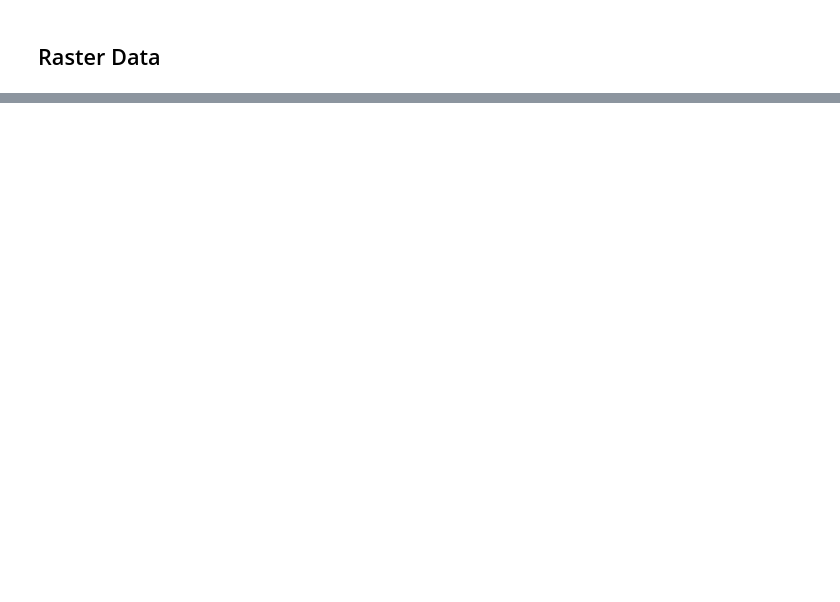
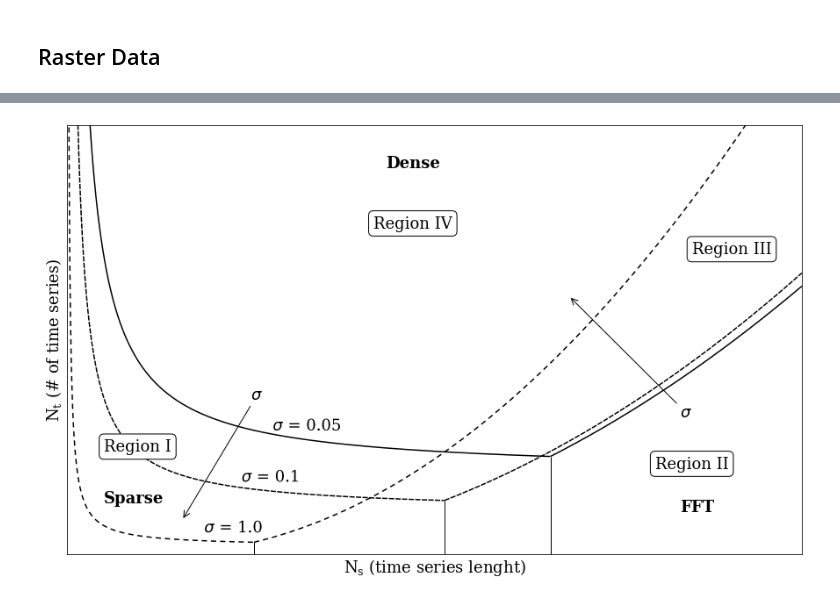
Before and after one commit to openlandmap/scikit-map, a Jupyter notebook: docs/notebooks/03-SIRCLE_FFT_vs_dense_vs_sparse.ipynb, the cells around one changed output, grey strips where cells are left out. Saved outputs shown, nothing was run; the diff lists cells and outputs as text; code cells hidden in the pictures; blank space fills up the shorter version.

```diff
--- a/docs/notebooks/03-SIRCLE_FFT_vs_dense_vs_sparse.ipynb
+++ b/docs/notebooks/03-SIRCLE_FFT_vs_dense_vs_sparse.ipynb
@@ -131,0 +164,72 @@ for j in [0, 0, 1, 2, 3, 4]:
+# %%
+import matplotlib.pyplot as plt
+import sys
+import numpy as np
+from matplotlib import colors
+import os
+sys.path.insert(0, os.path.abspath('../../'))
+from skmap.data import toy
+from skmap.io import process
+import importlib
+import time
+importlib.reload(process)
+from tqdm.notebook import tqdm
+np.seterr(divide='ignore', invalid='ignore')
+n_spars = len(spars_vec)
+import matplotlib.pyplot as plt
+import numpy as np
+from labellines import *
+
+r_s = 0
+r_e = 50
+c_e = 3000
+
+spars_vec = [0.05, 0.10, 0.5, 1.0]
+
+plt.rcParams['font.family'] = 'serif'
+plt.rcParams['font.serif'] = ['Times New Roman'] + plt.rcParams['font.serif']
+plt.rcParams.update({'font.size': 18})
+plt.figure(figsize=(15,9))
+for j in [0, 1, 3]:
+    plt.xlabel('$\mathregular{N_s}$ (time series lenght)')
+    plt.ylabel('$\mathregular{N_t}$ (# of time series)')
+    y_s = 0.45*(1+spars_vec[j])/spars_vec[j]*(np.arange(c_e)+400)/np.arange(c_e)
+    y_f = np.maximum(np.arange(c_e)*np.arange(c_e)*0.0000045*(1+spars_vec[j])-np.arange(c_e)*np.log(np.arange(c_e))*0.00045*(1+spars_vec[j])+np.log((1+spars_vec[j])), -0.5*np.ones((c_e)))
+    mask_s = y_s > y_f
+    mask_f = y_s < y_f
+    plt.ylim((0, r_e))
+    plt.xlim((0, c_e))
+    split = mask_f.argmax(axis=0)
+    plt.vlines(split, 0, y_s[split], 'k', linewidth=1)
+    plt.plot(np.arange(c_e)[mask_s], y_s[mask_s], color='k', dashes=[4, j], label = f"$\sigma$ = {spars_vec[j]}" )
+labelLines(plt.gca().get_lines(), xvals=[980, 830, 680], align=False, yoffsets=1.6, fontsize=18)
+for j in [0, 1, 3]:
+    plt.xlabel('$\mathregular{N_s}$ (time series lenght)')
+    plt.ylabel('$\mathregular{N_t}$ (# of time series)')
+    y_s = 0.45*(1+spars_vec[j])/spars_vec[j]*(np.arange(c_e)+400)/np.arange(c_e)
+    y_f = np.maximum(np.arange(c_e)*np.arange(c_e)*0.0000045*(1+spars_vec[j])-np.arange(c_e)*np.log(np.arange(c_e))*0.00045*(1+spars_vec[j])+np.log((1+spars_vec[j])), -0.5*np.ones((c_e)))
+    mask_s = y_s > y_f
+    mask_f = y_s < y_f
+    plt.ylim((0, r_e))
+    plt.xlim((0, c_e))
+    split = mask_f.argmax(axis=0)
+    plt.plot(np.arange(c_e)[mask_f], y_f[mask_f], color='k', dashes=[4, j], label = f"{spars_vec[j]}")
+
+plt.text(150, 6, 'Sparse', fontsize=18, fontweight="bold")
+plt.text(1300, 45, 'Dense', fontsize=18, fontweight="bold")
+plt.text(2500, 5, 'FFT', fontsize=18, fontweight="bold")
+props = dict(boxstyle='round', edgecolor='black', facecolor='white', fill=True, alpha=1.0)
+
+plt.annotate(f"$\sigma$", xy=(2050, 30), xytext=(2500, 16), arrowprops=dict(arrowstyle="->"))
+plt.annotate(f"$\sigma$", xy=(470, 4), xytext=(750, 18), arrowprops=dict(arrowstyle="->"))
+
+plt.text(150, 12, 'Region I', fontsize=18, bbox = props)
+plt.text(2400, 10, 'Region II', fontsize=18, bbox = props)
+plt.text(2550, 35, 'Region III', fontsize=18, bbox = props)
+plt.text(1250, 38, 'Region IV', fontsize=18, bbox = props)
+plt.xticks([], [])
+plt.yticks([], [])
+plt.savefig(f'regions_dense_fft_sparse.png', dpi=400, bbox_inches="tight")
+plt.show()
+# %% [output]
+[figure, added]
```
Also changed, not shown: parts of 3 cells of this notebook, 2 other files.
